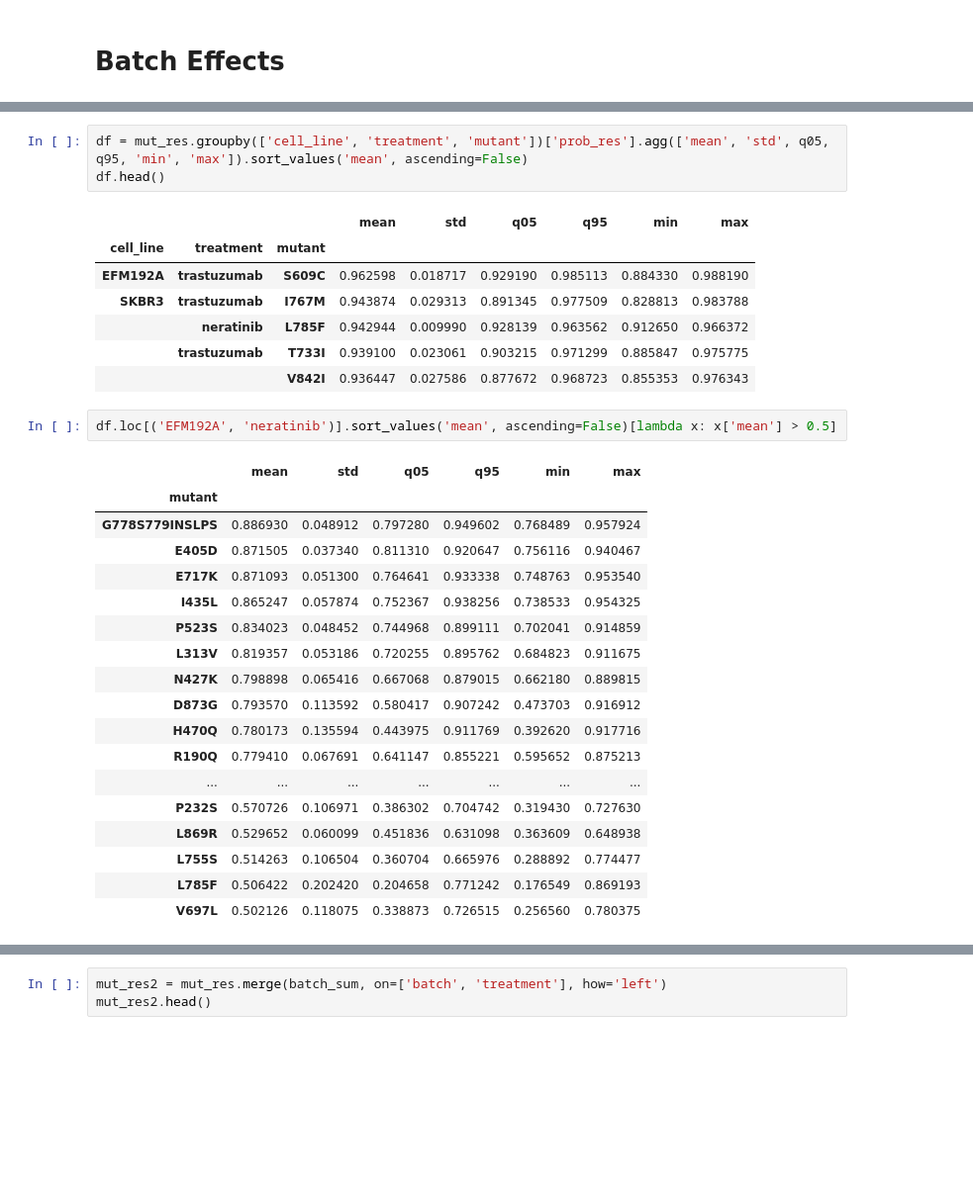
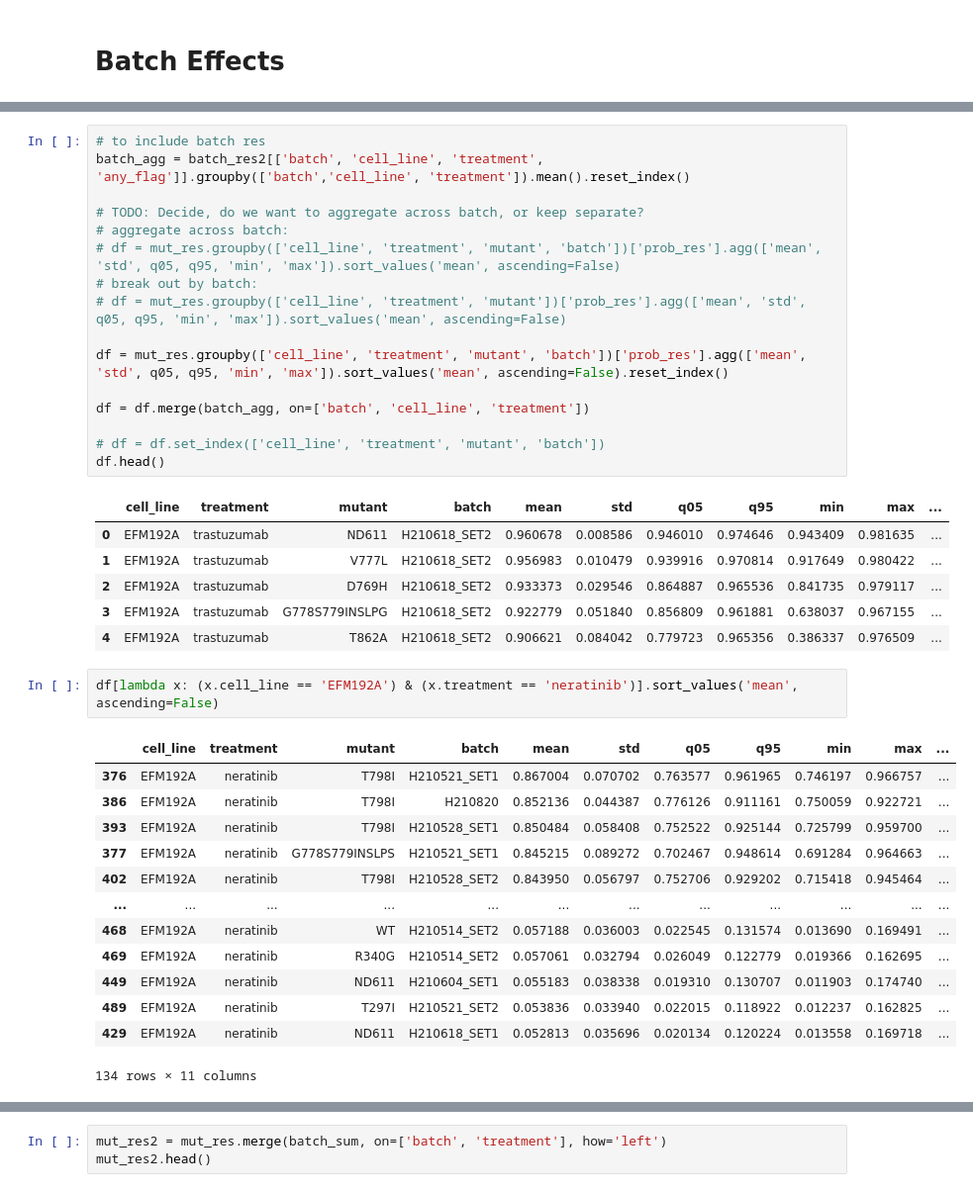
Before and after one commit to nathanieljevans/live_cell_reporter_imaging, a Jupyter notebook: sensitivity_analysis.ipynb, the cells around one changed output, grey strips where cells are left out. Shown at 99% size. Saved outputs shown, nothing was run; the diff lists cells and outputs as text; blank space fills up the shorter version.

```diff
--- a/sensitivity_analysis.ipynb
+++ b/sensitivity_analysis.ipynb
@@ -248,35 +146,42 @@ mut_res[lambda x: x.mutant == 'A37T'][['cell_line', 'treatment', 'mutant', 'cell
 # %%
-df = mut_res.groupby(['cell_line', 'treatment', 'mutant'])['prob_res'].agg(['mean', 'std', q05, q95, 'min', 'max']).sort_values('mean', ascending=False)
+# to include batch res
+batch_agg = batch_res2[['batch', 'cell_line', 'treatment', 'any_flag']].groupby(['batch','cell_line', 'treatment']).mean().reset_index()
+
+# TODO: Decide, do we want to aggregate across batch, or keep separate?
+# aggregate across batch:
+# df = mut_res.groupby(['cell_line', 'treatment', 'mutant', 'batch'])['prob_res'].agg(['mean', 'std', q05, q95, 'min', 'max']).sort_values('mean', ascending=False)
+# break out by batch:
+# df = mut_res.groupby(['cell_line', 'treatment', 'mutant'])['prob_res'].agg(['mean', 'std', q05, q95, 'min', 'max']).sort_values('mean', ascending=False)
+
+df = mut_res.groupby(['cell_line', 'treatment', 'mutant', 'batch'])['prob_res'].agg(['mean', 'std', q05, q95, 'min', 'max']).sort_values('mean', ascending=False).reset_index()
+
+df = df.merge(batch_agg, on=['batch', 'cell_line', 'treatment'])
+
+# df = df.set_index(['cell_line', 'treatment', 'mutant', 'batch'])
 df.head()
 # %% [output]
-|  |  |  | mean | std | q05 | q95 | min | max |
-| cell_line | treatment | mutant |  |  |  |  |  |  |
-| EFM192A | trastuzumab | S609C | 0.962598 | 0.018717 | 0.929190 | 0.985113 | 0.884330 | 0.988190 |
-| SKBR3 | trastuzumab | I767M | 0.943874 | 0.029313 | 0.891345 | 0.977509 | 0.828813 | 0.983788 |
-|  | neratinib | L785F | 0.942944 | 0.009990 | 0.928139 | 0.963562 | 0.912650 | 0.966372 |
-|  | trastuzumab | T733I | 0.939100 | 0.023061 | 0.903215 | 0.971299 | 0.885847 | 0.975775 |
-|  |  | V842I | 0.936447 | 0.027586 | 0.877672 | 0.968723 | 0.855353 | 0.976343 |
+|  | cell_line | treatment | mutant | batch | mean | std | q05 | q95 | min | max | ... |
+| 0 | EFM192A | trastuzumab | ND611 | H210618_SET2 | 0.960678 | 0.008586 | 0.946010 | 0.974646 | 0.943409 | 0.981635 | ... |
+| 1 | EFM192A | trastuzumab | V777L | H210618_SET2 | 0.956983 | 0.010479 | 0.939916 | 0.970814 | 0.917649 | 0.980422 | ... |
+| 2 | EFM192A | trastuzumab | D769H | H210618_SET2 | 0.933373 | 0.029546 | 0.864887 | 0.965536 | 0.841735 | 0.979117 | ... |
+| 3 | EFM192A | trastuzumab | G778S779INSLPG | H210618_SET2 | 0.922779 | 0.051840 | 0.856809 | 0.961881 | 0.638037 | 0.967155 | ... |
+| 4 | EFM192A | trastuzumab | T862A | H210618_SET2 | 0.906621 | 0.084042 | 0.779723 | 0.965356 | 0.386337 | 0.976509 | ... |
 # %%
-df.loc[('EFM192A', 'neratinib')].sort_values('mean', ascending=False)[lambda x: x['mean'] > 0.5]
+df[lambda x: (x.cell_line == 'EFM192A') & (x.treatment == 'neratinib')].sort_values('mean', ascending=False)
 # %% [output]
-|  | mean | std | q05 | q95 | min | max |
-| mutant |  |  |  |  |  |  |
-| G778S779INSLPS | 0.886930 | 0.048912 | 0.797280 | 0.949602 | 0.768489 | 0.957924 |
-| E405D | 0.871505 | 0.037340 | 0.811310 | 0.920647 | 0.756116 | 0.940467 |
-| E717K | 0.871093 | 0.051300 | 0.764641 | 0.933338 | 0.748763 | 0.953540 |
-| I435L | 0.865247 | 0.057874 | 0.752367 | 0.938256 | 0.738533 | 0.954325 |
-| P523S | 0.834023 | 0.048452 | 0.744968 | 0.899111 | 0.702041 | 0.914859 |
-| L313V | 0.819357 | 0.053186 | 0.720255 | 0.895762 | 0.684823 | 0.911675 |
-| N427K | 0.798898 | 0.065416 | 0.667068 | 0.879015 | 0.662180 | 0.889815 |
-| D873G | 0.793570 | 0.113592 | 0.580417 | 0.907242 | 0.473703 | 0.916912 |
-| H470Q | 0.780173 | 0.135594 | 0.443975 | 0.911769 | 0.392620 | 0.917716 |
-| R190Q | 0.779410 | 0.067691 | 0.641147 | 0.855221 | 0.595652 | 0.875213 |
-| ... | ... | ... | ... | ... | ... | ... |
-| P232S | 0.570726 | 0.106971 | 0.386302 | 0.704742 | 0.319430 | 0.727630 |
-| L869R | 0.529652 | 0.060099 | 0.451836 | 0.631098 | 0.363609 | 0.648938 |
-| L755S | 0.514263 | 0.106504 | 0.360704 | 0.665976 | 0.288892 | 0.774477 |
-| L785F | 0.506422 | 0.202420 | 0.204658 | 0.771242 | 0.176549 | 0.869193 |
-| V697L | 0.502126 | 0.118075 | 0.338873 | 0.726515 | 0.256560 | 0.780375 |
+|  | cell_line | treatment | mutant | batch | mean | std | q05 | q95 | min | max | ... |
+| 376 | EFM192A | neratinib | T798I | H210521_SET1 | 0.867004 | 0.070702 | 0.763577 | 0.961965 | 0.746197 | 0.966757 | ... |
+| 386 | EFM192A | neratinib | T798I | H210820 | 0.852136 | 0.044387 | 0.776126 | 0.911161 | 0.750059 | 0.922721 | ... |
+| 393 | EFM192A | neratinib | T798I | H210528_SET1 | 0.850484 | 0.058408 | 0.752522 | 0.925144 | 0.725799 | 0.959700 | ... |
+| 377 | EFM192A | neratinib | G778S779INSLPS | H210521_SET1 | 0.845215 | 0.089272 | 0.702467 | 0.948614 | 0.691284 | 0.964663 | ... |
+| 402 | EFM192A | neratinib | T798I | H210528_SET2 | 0.843950 | 0.056797 | 0.752706 | 0.929202 | 0.715418 | 0.945464 | ... |
+| ... | ... | ... | ... | ... | ... | ... | ... | ... | ... | ... | ... |
+| 468 | EFM192A | neratinib | WT | H210514_SET2 | 0.057188 | 0.036003 | 0.022545 | 0.131574 | 0.013690 | 0.169491 | ... |
+| 469 | EFM192A | neratinib | R340G | H210514_SET2 | 0.057061 | 0.032794 | 0.026049 | 0.122779 | 0.019366 | 0.162695 | ... |
+| 449 | EFM192A | neratinib | ND611 | H210604_SET1 | 0.055183 | 0.038338 | 0.019310 | 0.130707 | 0.011903 | 0.174740 | ... |
+| 489 | EFM192A | neratinib | T297I | H210521_SET2 | 0.053836 | 0.033940 | 0.022015 | 0.118922 | 0.012237 | 0.162825 | ... |
+| 429 | EFM192A | neratinib | ND611 | H210618_SET1 | 0.052813 | 0.035696 | 0.020134 | 0.120224 | 0.013558 | 0.169718 | ... |
+134 rows × 11 columns
 # %%
 df.loc[('SKBR3', 'neratinib', 'D769Y')]
 # %% [output]
```
Also changed, not shown: parts of 31 cells of this notebook, 7 other files.
